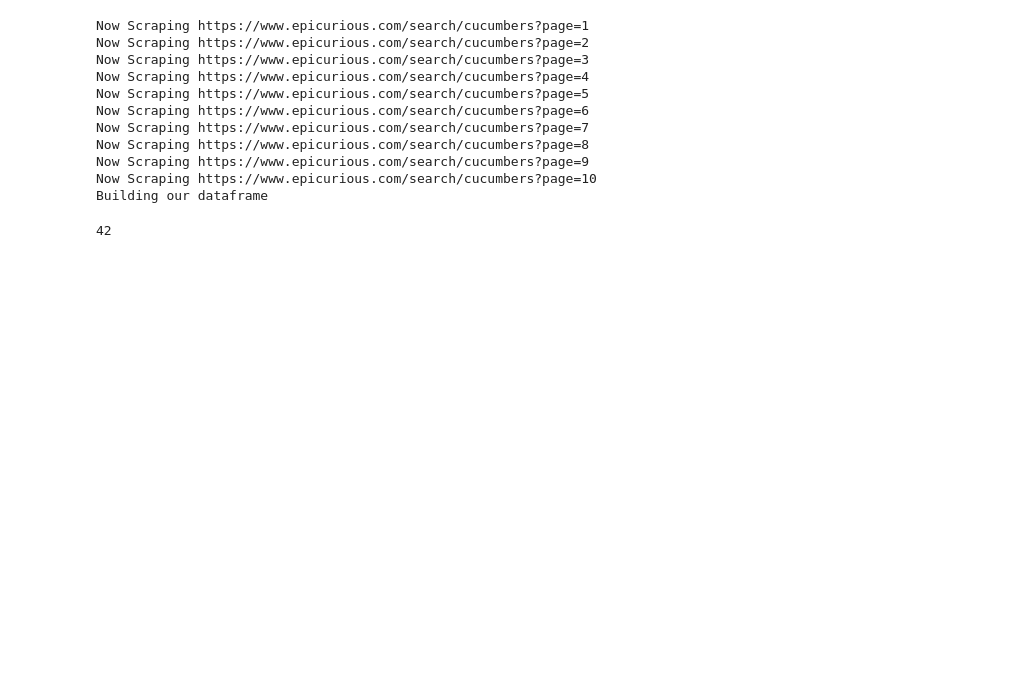
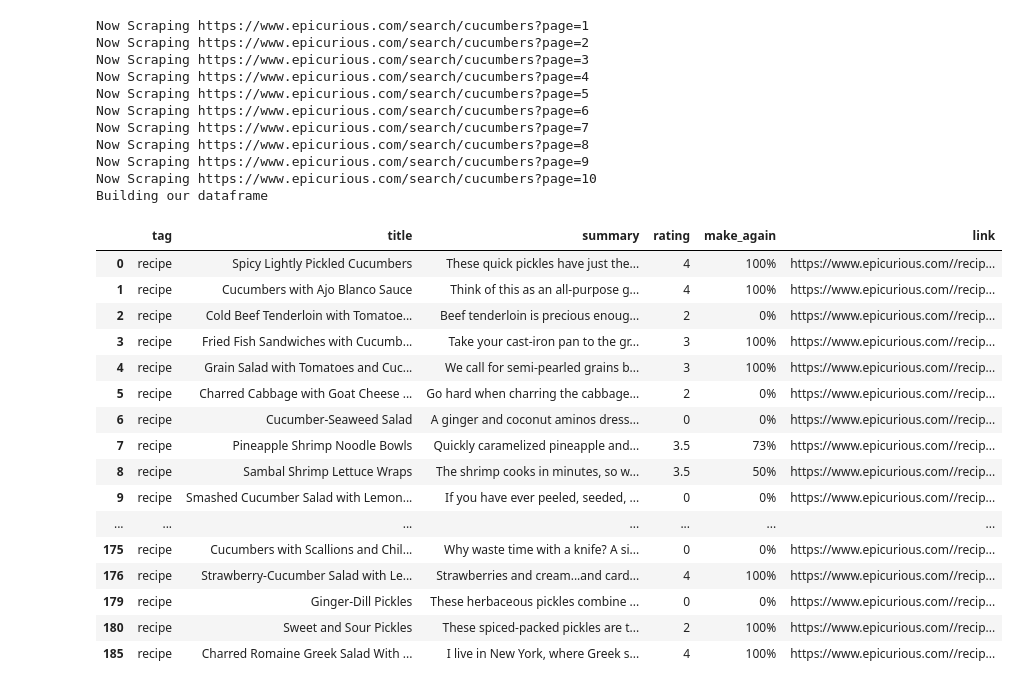
Before and after one commit to dyncdyn/foundations_homework9, a Jupyter notebook: Homework_9.1_Cucumbers.ipynb, the cells around one changed output. Cells and saved outputs as stored; diff of their text form; code cells hidden in the pictures; blank space fills up the shorter version.

```diff
--- a/Homework_9.1_Cucumbers.ipynb
+++ b/Homework_9.1_Cucumbers.ipynb
@@ -69,11 +69,25 @@ Now Scraping https://www.epicurious.com/search/cucumbers?page=10
 Building our dataframe
 # %%
 df.to_csv('Cucumbers.csv')
-# %%
-df = pd.read_csv("Cucumbers.csv", index_col = 0)
-recipe = df.loc[df['tag'] == 'recipe']
-recipes = recipe['link'].to_list()
-len(recipes)
-# %% [output]
-42
+# %%
+recipe = df[df['tag']== 'recipe']
+recipe
+# %% [output]
+|  | tag | title | summary | rating | make_again | link |
+| 0 | recipe | Spicy Lightly Pickled Cucumbers | These quick pickles have just the... | 4 | 100% | https://www.epicurious.com//recip... |
+| 1 | recipe | Cucumbers with Ajo Blanco Sauce | Think of this as an all-purpose g... | 4 | 100% | https://www.epicurious.com//recip... |
+| 2 | recipe | Cold Beef Tenderloin with Tomatoe... | Beef tenderloin is precious enoug... | 2 | 0% | https://www.epicurious.com//recip... |
+| 3 | recipe | Fried Fish Sandwiches with Cucumb... | Take your cast-iron pan to the gr... | 3 | 100% | https://www.epicurious.com//recip... |
+| 4 | recipe | Grain Salad with Tomatoes and Cuc... | We call for semi-pearled grains b... | 3 | 100% | https://www.epicurious.com//recip... |
+| 5 | recipe | Charred Cabbage with Goat Cheese ... | Go hard when charring the cabbage... | 2 | 0% | https://www.epicurious.com//recip... |
+| 6 | recipe | Cucumber-Seaweed Salad | A ginger and coconut aminos dress... | 0 | 0% | https://www.epicurious.com//recip... |
+| 7 | recipe | Pineapple Shrimp Noodle Bowls | Quickly caramelized pineapple and... | 3.5 | 73% | https://www.epicurious.com//recip... |
+| 8 | recipe | Sambal Shrimp Lettuce Wraps | The shrimp cooks in minutes, so w... | 3.5 | 50% | https://www.epicurious.com//recip... |
+| 9 | recipe | Smashed Cucumber Salad with Lemon... | If you have ever peeled, seeded, ... | 0 | 0% | https://www.epicurious.com//recip... |
+| ... | ... | ... | ... | ... | ... | ... |
+| 175 | recipe | Cucumbers with Scallions and Chil... | Why waste time with a knife? A si... | 0 | 0% | https://www.epicurious.com//recip... |
+| 176 | recipe | Strawberry-Cucumber Salad with Le... | Strawberries and cream...and card... | 4 | 100% | https://www.epicurious.com//recip... |
+| 179 | recipe | Ginger-Dill Pickles | These herbaceous pickles combine ... | 0 | 0% | https://www.epicurious.com//recip... |
+| 180 | recipe | Sweet and Sour Pickles | These spiced-packed pickles are t... | 2 | 100% | https://www.epicurious.com//recip... |
+| 185 | recipe | Charred Romaine Greek Salad With ... | I live in New York, where Greek s... | 4 | 100% | https://www.epicurious.com//recip... |
 # %%
```
Also changed, not shown: parts of 6 cells of this notebook.
